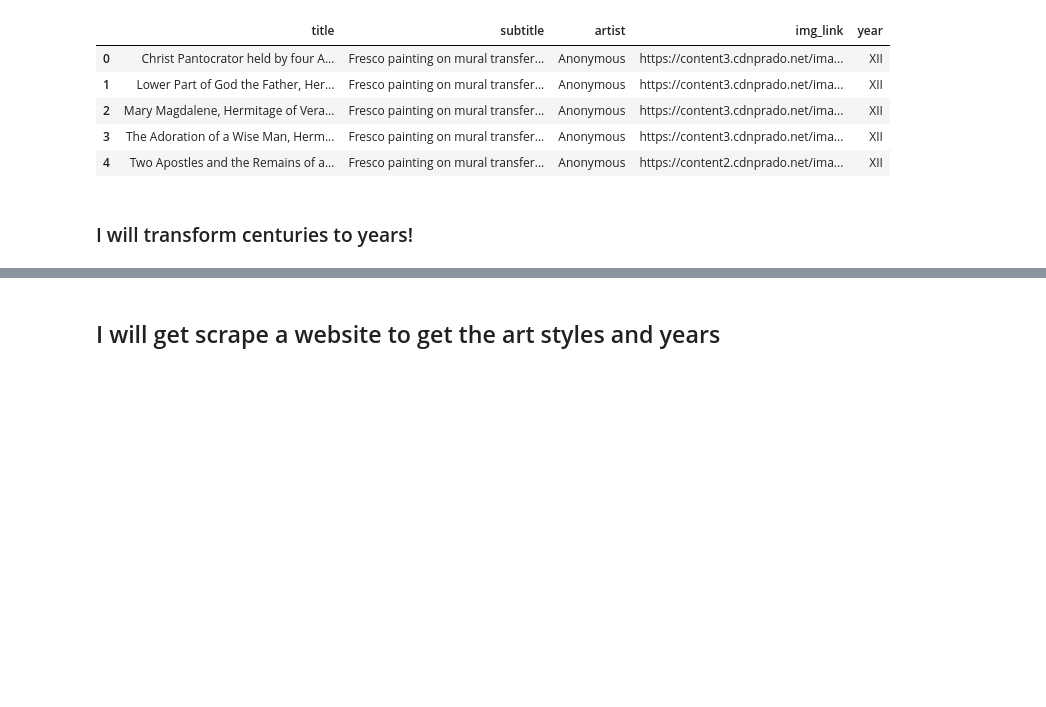
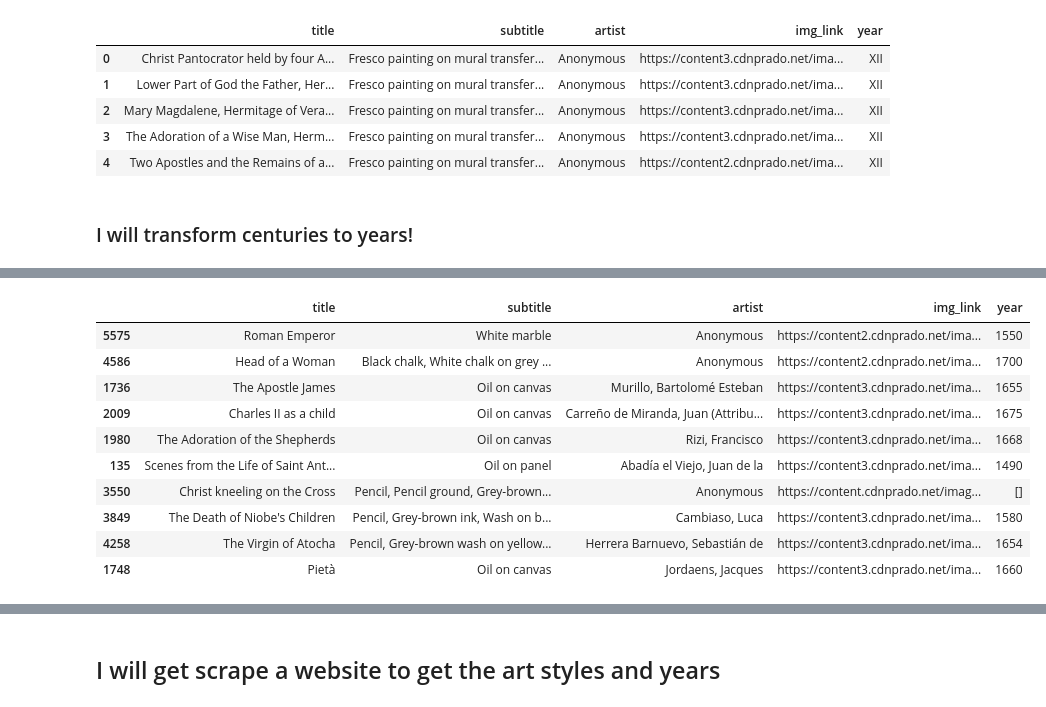
Before and after one commit to bernatbellmunt/final_project_IH, a Jupyter notebook: scrape.ipynb, the cells around one changed output, grey strips where cells are left out. Saved outputs shown, nothing was run; the diff lists cells and outputs as text; code cells hidden in the pictures; blank space fills up the shorter version.

```diff
--- a/scrape.ipynb
+++ b/scrape.ipynb
@@ -286,0 +279,14 @@ str
+# %%
+prado_df.sample(10)
+# %% [output]
+|  | title | subtitle | artist | img_link | year |
+| 5575 | Roman Emperor | White marble | Anonymous | https://content2.cdnprado.net/ima... | 1550 |
+| 4586 | Head of a Woman | Black chalk, White chalk on grey ... | Anonymous | https://content2.cdnprado.net/ima... | 1700 |
+| 1736 | The Apostle James | Oil on canvas | Murillo, Bartolomé Esteban | https://content3.cdnprado.net/ima... | 1655 |
+| 2009 | Charles II as a child | Oil on canvas | Carreño de Miranda, Juan (Attribu... | https://content3.cdnprado.net/ima... | 1675 |
+| 1980 | The Adoration of the Shepherds | Oil on canvas | Rizi, Francisco | https://content3.cdnprado.net/ima... | 1668 |
+| 135 | Scenes from the Life of Saint Ant... | Oil on panel | Abadía el Viejo, Juan de la | https://content3.cdnprado.net/ima... | 1490 |
+| 3550 | Christ kneeling on the Cross | Pencil, Pencil ground, Grey-brown... | Anonymous | https://content.cdnprado.net/imag... | [] |
+| 3849 | The Death of Niobe's Children | Pencil, Grey-brown ink, Wash on b... | Cambiaso, Luca | https://content3.cdnprado.net/ima... | 1580 |
+| 4258 | The Virgin of Atocha | Pencil, Grey-brown wash on yellow... | Herrera Barnuevo, Sebastián de | https://content3.cdnprado.net/ima... | 1654 |
+| 1748 | Pietà | Oil on canvas | Jordaens, Jacques | https://content3.cdnprado.net/ima... | 1660 |
```
Also changed, not shown: parts of 8 cells of this notebook, 2 other files.
